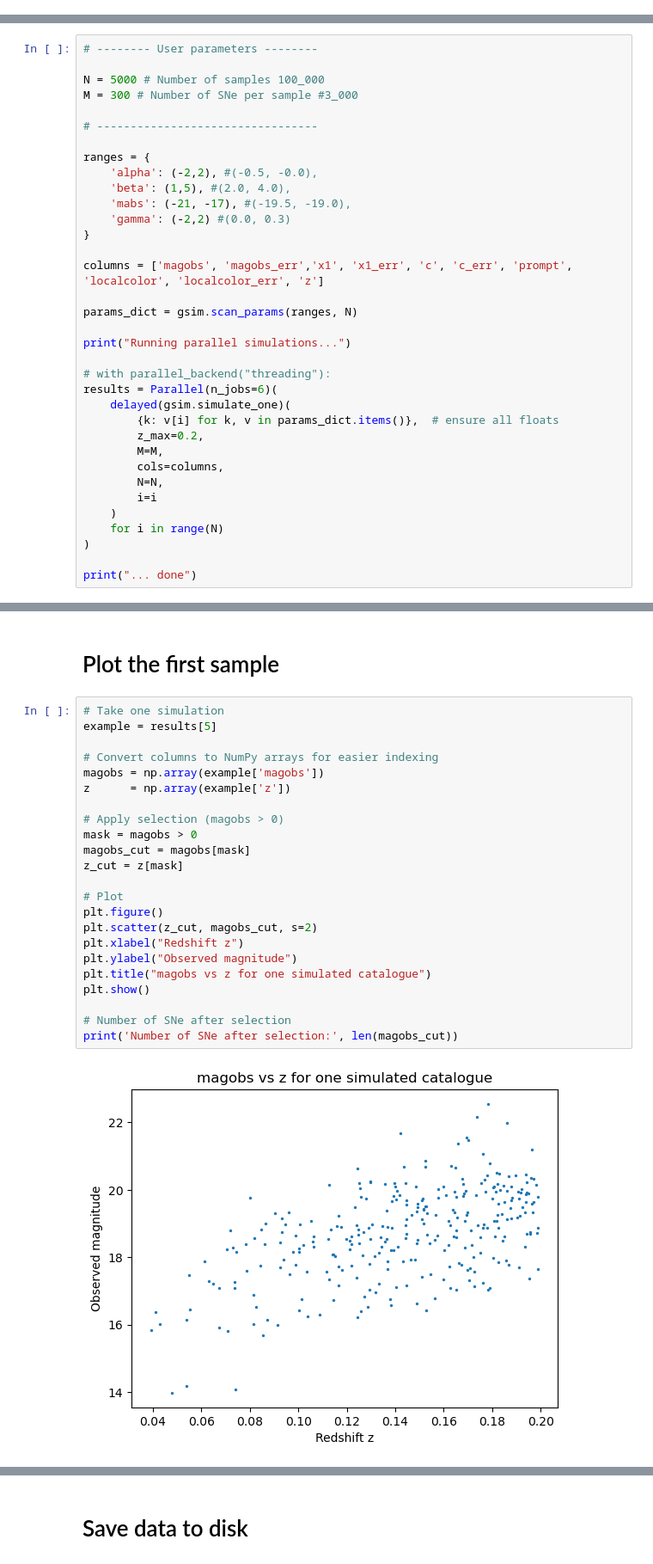
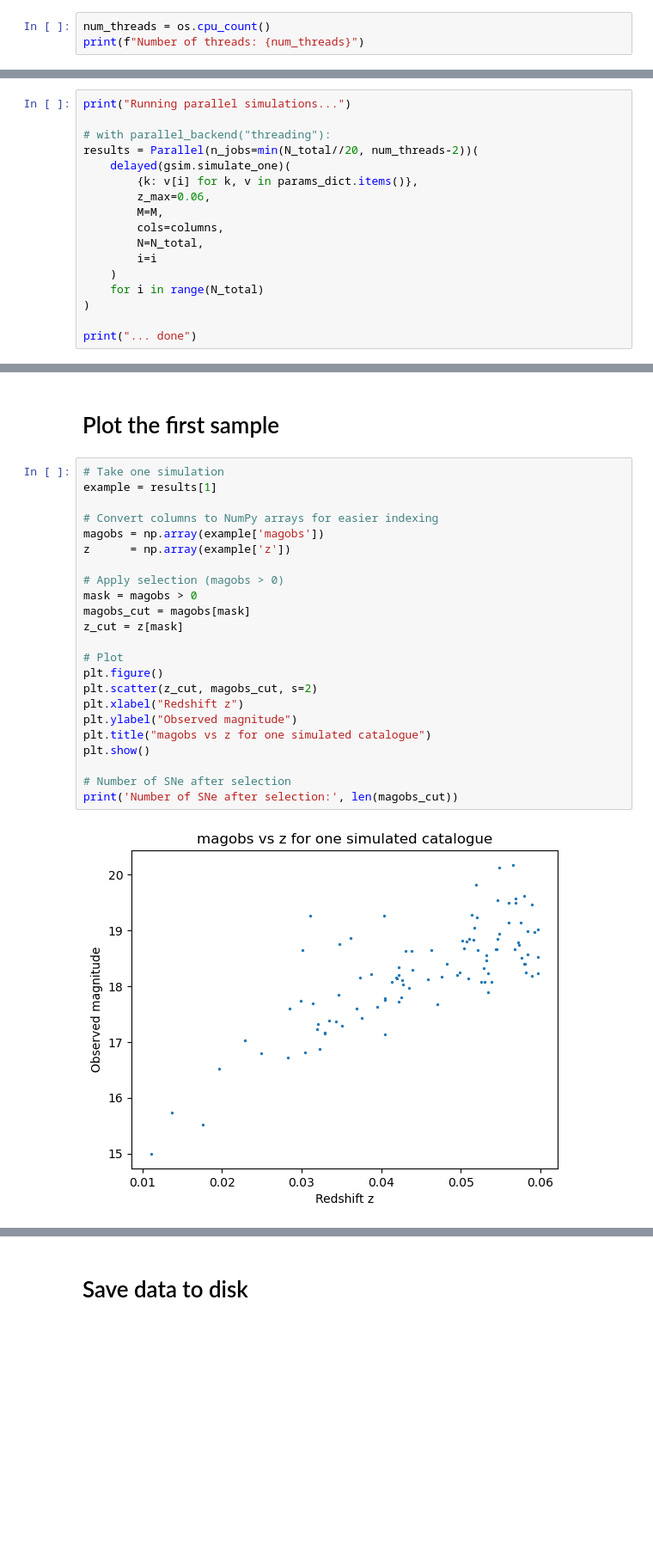
Before and after one commit to a-trigui/ximinf, a Jupyter notebook: notebooks/1_generate_train_data.ipynb, the cells around one changed output, grey strips where cells are left out. Shown at 86% size. Cells and saved outputs as stored; diff of their text form; blank space fills up the shorter version.

```diff
--- a/notebooks/1_generate_train_data.ipynb
+++ b/notebooks/1_generate_train_data.ipynb
@@ -14,3 +15,6 @@ import ximinf.generate_sim as gsim
 
 # Plot libraries
 import matplotlib.pyplot as plt
+# %%
+num_threads = os.cpu_count()
+print(f"Number of threads: {num_threads}")
@@ -19,35 +80,17 @@ import matplotlib.pyplot as plt
 # %%
-# -------- User parameters --------
-
-N = 5000 # Number of samples 100_000
-M = 300 # Number of SNe per sample #3_000
-
-# ---------------------------------
-
-ranges = {
-    'alpha': (-2,2), #(-0.5, -0.0),
-    'beta': (1,5), #(2.0, 4.0),
-    'mabs': (-21, -17), #(-19.5, -19.0),
-    'gamma': (-2,2) #(0.0, 0.3)
-}
-
-columns = ['magobs', 'magobs_err','x1', 'x1_err', 'c', 'c_err', 'prompt', 'localcolor', 'localcolor_err', 'z']
-
-params_dict = gsim.scan_params(ranges, N)
-
 print("Running parallel simulations...")
 
 # with parallel_backend("threading"):
-results = Parallel(n_jobs=6)(
+results = Parallel(n_jobs=min(N_total//20, num_threads-2))(
     delayed(gsim.simulate_one)(
-        {k: v[i] for k, v in params_dict.items()},  # ensure all floats
-        z_max=0.2,
+        {k: v[i] for k, v in params_dict.items()},
+        z_max=0.06,
         M=M,
         cols=columns,
-        N=N,
+        N=N_total,
         i=i
     )
-    for i in range(N)
+    for i in range(N_total)
 )
 
 print("... done")
@@ -66,26 +109,26 @@ Running parallel simulations...
 # Plot the first sample
 # %%
 # Take one simulation
-example = results[5]
+example = results[1]
 
 # Convert columns to NumPy arrays for easier indexing
 magobs = np.array(example['magobs'])
 z      = np.array(example['z'])
 
 # Apply selection (magobs > 0)
 mask = magobs > 0
 magobs_cut = magobs[mask]
 z_cut = z[mask]
 
 # Plot
 plt.figure()
 plt.scatter(z_cut, magobs_cut, s=2)
 plt.xlabel("Redshift z")
 plt.ylabel("Observed magnitude")
 plt.title("magobs vs z for one simulated catalogue")
 plt.show()
 
 # Number of SNe after selection
 print('Number of SNe after selection:', len(magobs_cut))
 # %% [output]
-[figure, old version]
+[figure, new version]
```
Also changed, not shown: parts of 9 cells of this notebook, 5 other files.
